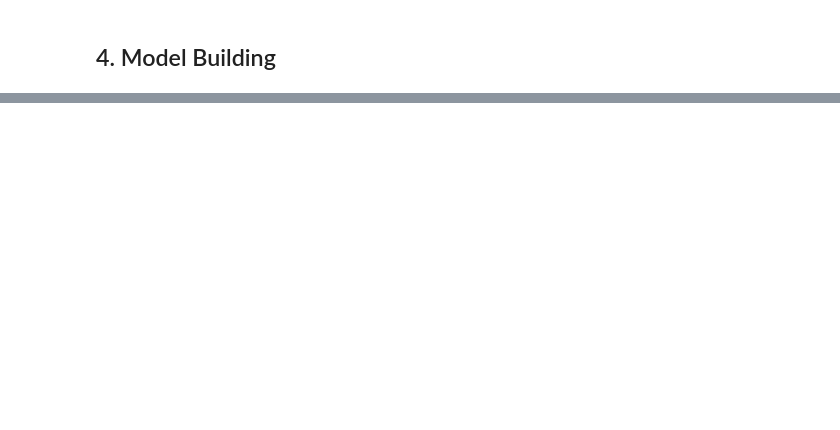
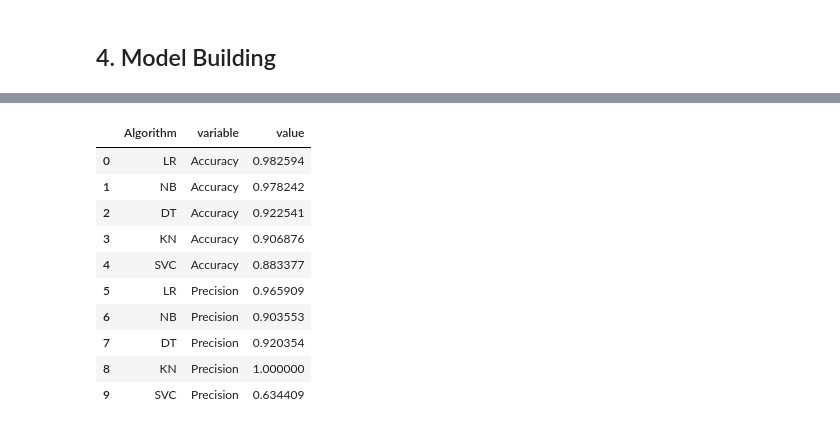
Before and after one commit to Madara-coder/spam-detect, a Jupyter notebook: sms-spam-detection.ipynb, the cells around one changed output, grey strips where cells are left out. Drawn from its saved outputs; the diff is of its cells as text; code cells hidden in the pictures; blank space fills up the shorter version.

```diff
--- a/sms-spam-detection.ipynb
+++ b/sms-spam-detection.ipynb
@@ -615,0 +576,9 @@ print(precision_score(y_test,y_pred6))
+# %%
+clfs = {
+    'SVC' : svm,
+    'KN' : knn,
+    'NB': mnb,
+    'DT': dt1,
+    'LR': lrt1,
+
+}
@@ -615,0 +634,15 @@ print(precision_score(y_test,y_pred6))
+# %%
+performance_df1 = pd.melt(performance_df, id_vars = "Algorithm")
+performance_df1
+# %% [output]
+|  | Algorithm | variable | value |
+| 0 | LR | Accuracy | 0.982594 |
+| 1 | NB | Accuracy | 0.978242 |
+| 2 | DT | Accuracy | 0.922541 |
+| 3 | KN | Accuracy | 0.906876 |
+| 4 | SVC | Accuracy | 0.883377 |
+| 5 | LR | Precision | 0.965909 |
+| 6 | NB | Precision | 0.903553 |
+| 7 | DT | Precision | 0.920354 |
+| 8 | KN | Precision | 1.000000 |
+| 9 | SVC | Precision | 0.634409 |
```
Also changed, not shown: parts of 67 cells of this notebook, 1 other file.
